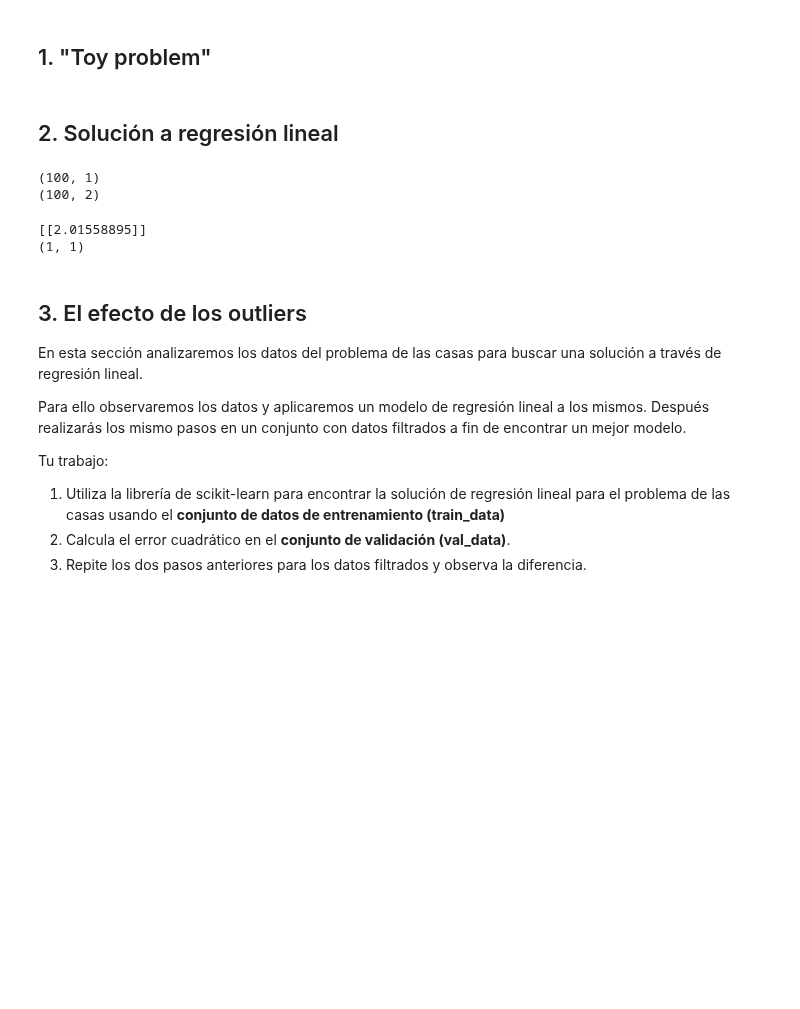
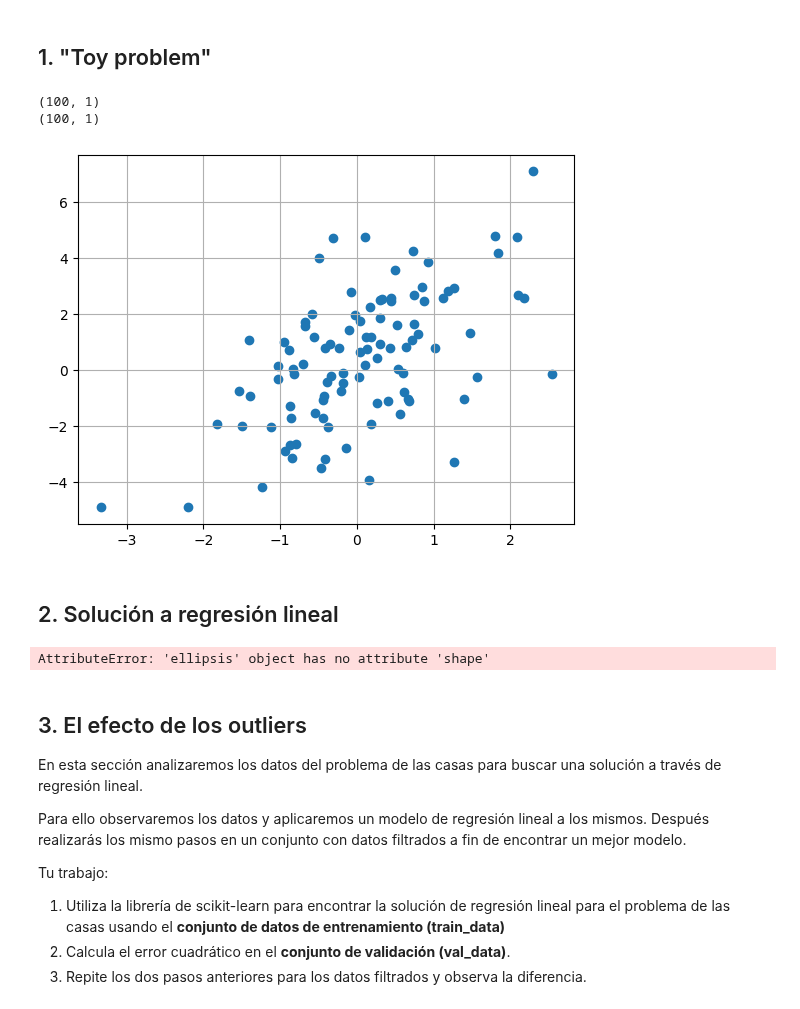
Before and after one commit to YaerimGZ/SI23_Togepis, a Jupyter notebook: ejercicio_1-LinearReg/linear_regression.ipynb, the cells around one changed output. Cells and saved outputs as stored; diff of their text form; code cells hidden in the pictures; blank space fills up the shorter version.

```diff
--- a/ejercicio_1-LinearReg/linear_regression.ipynb
+++ b/ejercicio_1-LinearReg/linear_regression.ipynb
@@ -34,25 +34,28 @@ Nos interesa calcular los pesos $\hat{\boldsymbol w}$ que definan la función li
 # %%
 %matplotlib inline
 import numpy as np
 import matplotlib.pyplot as plt
 
 ## Generamos datos aleatorios con una desviación estandar conocida
 ## Alrededor de una funcion lineal conocida y = 1.2x + 0.7
 n_muestras = 100
 ruido_blanco_std = 2
 X = np.random.randn(n_muestras, 1)
 eps = np.random.randn(n_muestras, 1) * ruido_blanco_std
-w = np.array([[5, 1.2]]).T
-y = w[0] + X * w[1] + eps
+w = [[1.2]]
+y = 0.7 + X @ w + eps
 
 ## Imprimimos la dimensionalidad de nuestros datos de entrada y las etiquetas
 print(X.shape)  # X es de n_muestras, 1 (variable)
 print(y.shape)
-print(w.shape)
 
 ## Graficar los datos
 plt.scatter(X, y)
 plt.grid()
+# %% [output]
+(100, 1)
+(100, 1)
+[figure, added]
 # %% [markdown]
 ## 2. Solución a regresión lineal
 # %%
@@ -61,15 +64,11 @@ plt.grid()
 #   - Imprime la forma/dimensionalidad de la matriz con print(X.shape) y verifica que sea del tamaño adecuado
 #   - Investiga la función de numpy np.concatenate y np.ones
 
-print(X.shape)
 
-vector = np.ones((100, 1))
-
-X_augmented = np.concatenate((vector, X), axis=1)
+X_augmented = ...
 print(X_augmented.shape)
 # %% [output]
-(100, 1)
-(100, 2)
+AttributeError: 'ellipsis' object has no attribute 'shape'
 # %%
 # 2.2 TODO: usa la ecuación anterior (X'X)^(-1)X'Y para calcular los pesos
 # Consejo:
@@ -77,11 +76,8 @@ print(X_augmented.shape)
 #       np.linalg.inv() se usa para calcular la matriz inversa
 #       X.T es la transpuesta de X
 
-w_hat = ((np.linalg.inv((X.T)@X))@X.T)@y
+w_hat = ...
 print(w_hat.shape)
-# %% [output]
-[[2.01558895]]
-(1, 1)
 # %%
 # 2.3 TODO: Calcula las predicciones de tu modelo
 y_hat = ...
```
Also changed, not shown: parts of 5 cells of this notebook.
